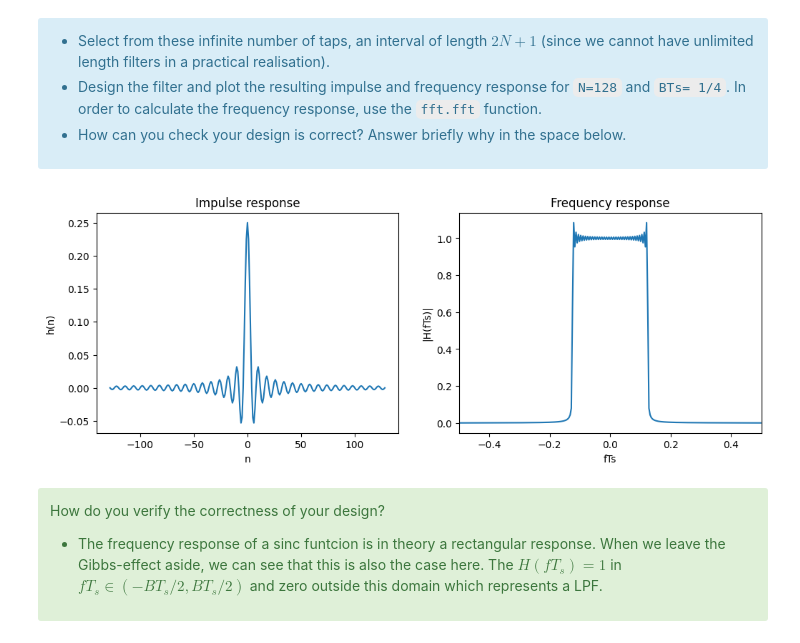
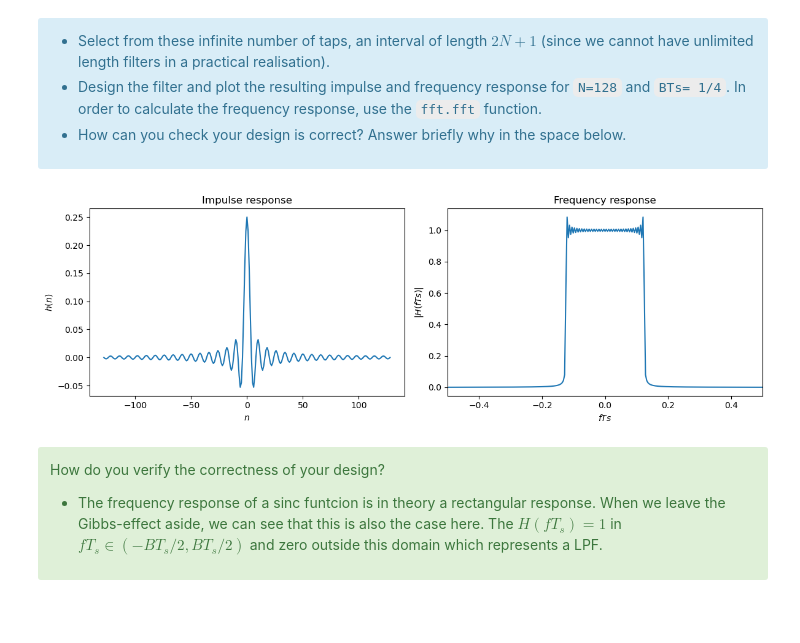
Before and after one commit to mrcocolinho/MSPS-Assignments, a Jupyter notebook: Notebooks/Assignment 4/ex04.ipynb, the cells around one changed output. Drawn from its saved outputs; the diff is of its cells as text; code cells hidden in the pictures; blank space fills up the shorter version.

```diff
--- a/Notebooks/Assignment 4/ex04.ipynb
+++ b/Notebooks/Assignment 4/ex04.ipynb
@@ -78,34 +78,33 @@ Please write your answer: $\tds{h} = BT_s\cdot \mathrm{sinc}(BT_sn)$
 # %%
 # Function
 def td_lpf(N,BTs):
     n = np.arange(-N,N+1)
     h = BTs*np.sinc(BTs*n)
     return h, n
 
 
 h, n = td_lpf(128,1/4)
 H = fft.fftshift(fft.fft(h))
 f = fft.fftshift(fft.fftfreq(len(h)))
 
 ## Plotting Impulse and Frequency Response
 fig, ax = plt.subplots(1, 2, figsize = (12, 4))
 
 ax[0].plot(n, h, ls = '-')
-ax[0].set_ylabel('h(n)')
-ax[0].set_xlabel('n')
+ax[0].set_ylabel('$h(n)$')
+ax[0].set_xlabel('$n$')
 ax[0].set_title('Impulse response')
 
 ax[1].plot(f, np.abs(H), ls = '-')
-ax[1].set_ylabel('|H(fTs)|')
-ax[1].set_xlabel('fTs')
+ax[1].set_ylabel('$|H(fTs)|$')
+ax[1].set_xlabel('$fTs$')
 ax[1].set_title('Frequency response')
 ax[1].set_xlim([-0.5,0.5])
 
+plt.tight_layout()
 plt.show()
-
-# Plotting of impulse and amplitude response
 # %% [output]
-[figure, old version]
+[figure, new version]
 # %% [markdown]
 <div class="alert alert-success">
 
```
Also changed, not shown: 4 other files.
